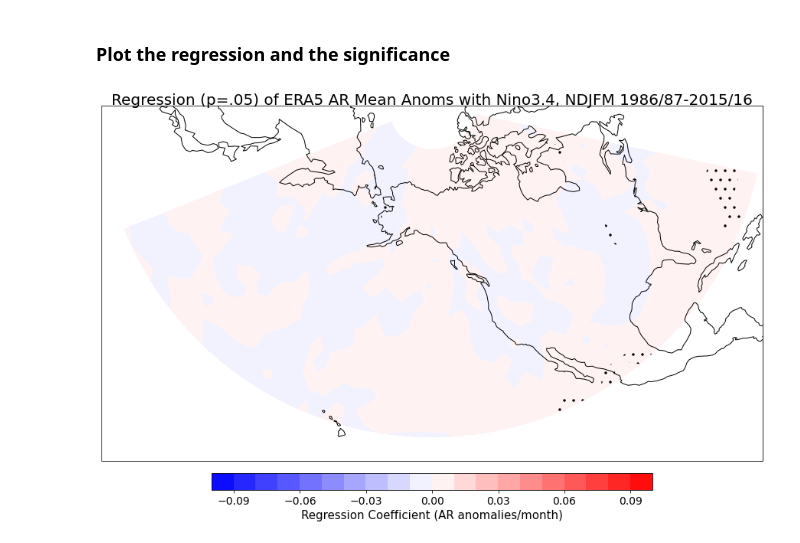
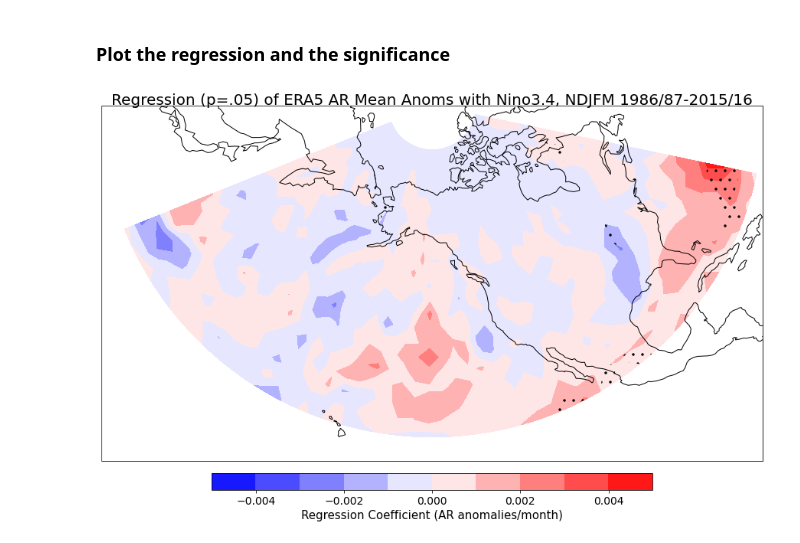
Before and after one commit to mkorendyke/CLIM680, a Jupyter notebook: AR_Nino34.ipynb, the cells around one changed output. Drawn from its saved outputs; the diff is of its cells as text; code cells hidden in the pictures.

```diff
--- a/AR_Nino34.ipynb
+++ b/AR_Nino34.ipynb
@@ -179,31 +193,31 @@ mask_sig=np.where(p_array<0.05,m_array,np.nan)
 # %%
 cm = 220
 minlon = -70 + cm
 maxlon = 80 + cm
 
 data_crs = ccrs.PlateCarree(central_longitude=cm)
 proj = ccrs.NorthPolarStereo(central_longitude=cm)
-levs = np.arange(-.1,.11,0.01)
+levs = np.arange(-.005,.006,0.001)
 
 # Set the axes using the specified map projection
 fig,axs=plt.subplots(1,1,subplot_kw={'projection':proj},figsize=(20,15))
 
 axs.set_extent((minlon+15,maxlon-25,10,90))
 cs = axs.contourf(ds_ar_means['lon'], ds_ar_means['lat'], m_array, levs, transform=ccrs.PlateCarree(),cmap='bwr')
 cs2 = axs.contourf(ds_ar_means['lon'],ds_ar_means.lat, mask_sig, [0,1],
             transform = ccrs.PlateCarree(),colors='None',
             hatches=['.','.'],extend='both',alpha=0)
 
 axs.coastlines()
 
 cbar_ax = fig.add_axes([0.3, 0.5, 0.4, 0.02])
 cbar=fig.colorbar(cs, cax=cbar_ax,orientation='horizontal')
 cbar.set_label(label='Regression Coefficient (AR anomalies/month)',size=15)
 cbar.ax.tick_params(labelsize=14)
 
 fig.subplots_adjust(bottom=0, top=1.5, left=0.2, right=0.8,
                     wspace=0.01, hspace=0.2)
 plt.suptitle('Regression (p=.05) of ERA5 AR Mean Anoms with Nino3.4, NDJFM 1986/87-2015/16' ,fontsize=20)
 plt.savefig(f_reg)
 # %% [output]
-[figure, old version]
+[figure, new version]
```
Also changed, not shown: parts of 2 cells of this notebook, 3 other files.
